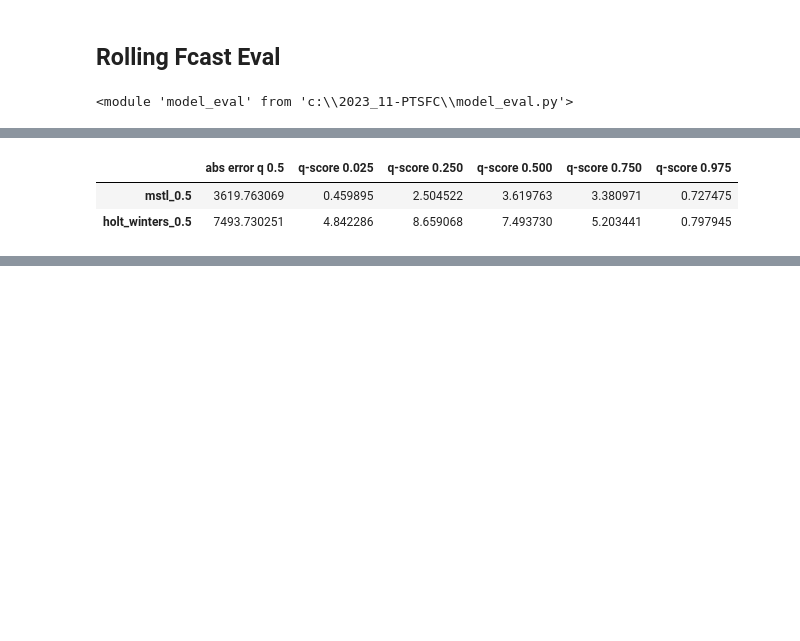
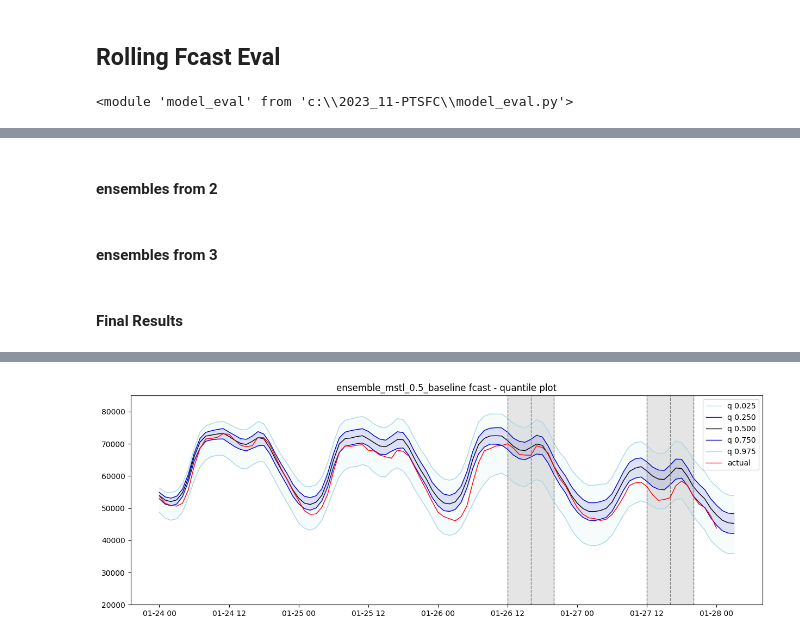
Before and after one commit to hikotei/2023_11-PTSFC, a Jupyter notebook: energy/2024_01_31 MSTL + Theta.ipynb, the cells around one changed output, grey strips where cells are left out. Saved outputs shown, nothing was run; the diff lists cells and outputs as text; code cells hidden in the pictures; blank space fills up the shorter version.

Commit message:
2024_01_31 fcast

```diff
--- a/energy/2024_01_31 MSTL + Theta.ipynb
+++ b/energy/2024_01_31 MSTL + Theta.ipynb
@@ -361,9 +409,2 @@ test from:  2024-01-24 00:00:00+01:00 to 2024-01-28 00:00:00+01:00
-# %%
-# make dataframe from dictionary
-df_res = pd.concat(res_dict.values())
-df_res.index = res_dict.keys()
-df_res
-# %% [output]
-|  | abs error q 0.5 | q-score 0.025 | q-score 0.250 | q-score 0.500 | q-score 0.750 | q-score 0.975 |
-| mstl_0.5 | 3619.763069 | 0.459895 | 2.504522 | 3.619763 | 3.380971 | 0.727475 |
-| holt_winters_0.5 | 7493.730251 | 4.842286 | 8.659068 | 7.493730 | 5.203441 | 0.797945 |
+# %% [markdown]
+#### ensembles from 2
@@ -369,0 +454,2 @@ df_res
+# %% [markdown]
+#### ensembles from 3
@@ -369,0 +505,26 @@ df_res
+# %% [markdown]
+#### Final Results
+# %%
+for fold in range(n_fold):
+
+    scores_dict = new_res_dict[f"fold_{fold}"]['scores']
+
+    # make dataframe from dictionary
+    df_res = pd.concat(scores_dict.values())
+    df_res.index = scores_dict.keys()
+
+    # add col of avg q scores
+    df_res['avg_q'] = df_res[['q-score 0.025', 'q-score 0.250', 'q-score 0.500', 'q-score 0.750', 'q-score 0.975']].mean(axis=1)
+
+    # rank by avg q score
+    df_res = df_res.sort_values(by='avg_q')
+    display(df_res.head(20))
+
+    # get top model and plot
+    top_model = df_res.index[0]
+    top_model_preds = new_res_dict[f"fold_{fold}"]['preds'][top_model]
+    df_test = new_res_dict[f"fold_{fold}"]['df_test']
+    subm_timestamps = new_res_dict[f"fold_{fold}"]['subm_timestamps']
+    model_train.plot_quantile_fcast(top_model_preds, subm_timestamps, df_test,
+                                    title=f"{top_model} fcast")
+# %% [output]
@@ -369,0 +548 @@ df_res
+[figure, added]
```
Also changed, not shown: parts of 5 cells of this notebook, 13 other files.
